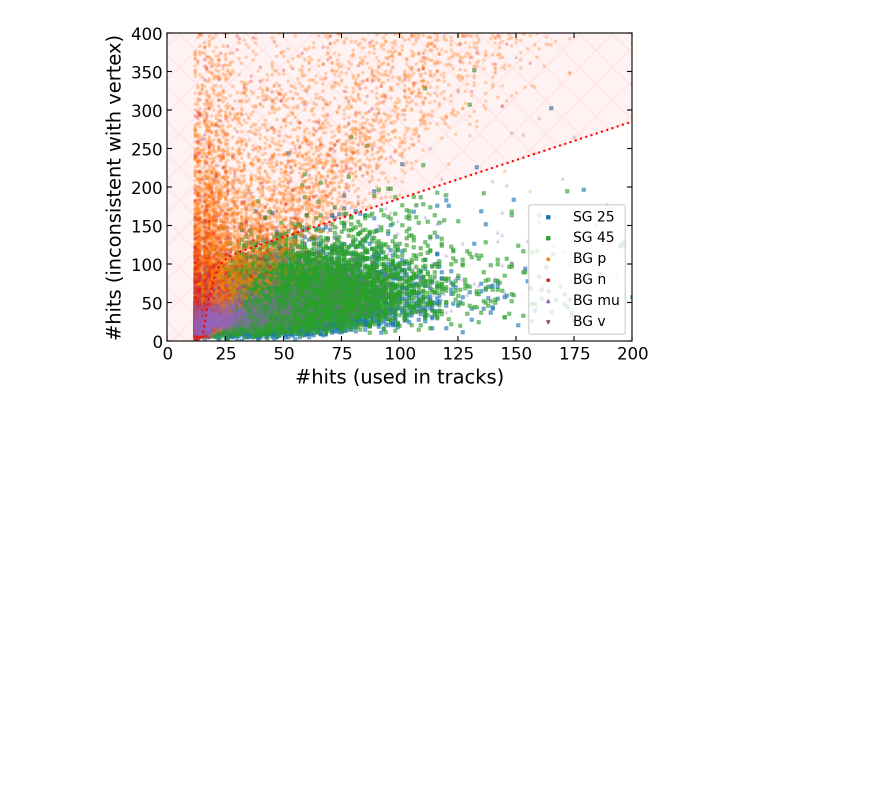
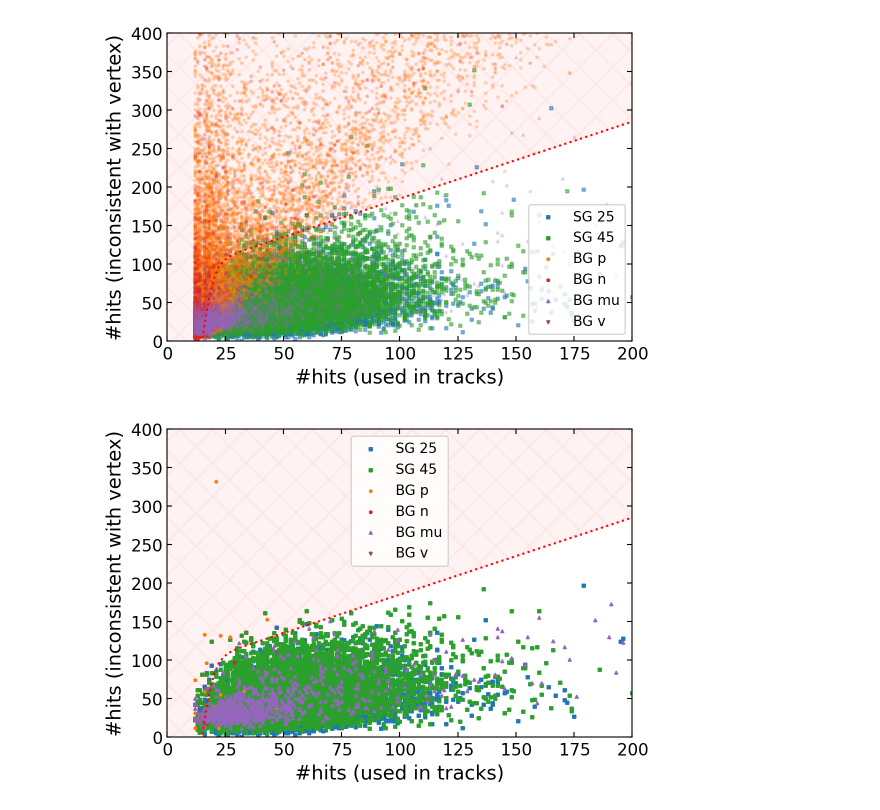
Before and after one commit to EdmondRen/mathusla-newsim, a Jupyter notebook: studies/mathusla40/llp_hxx/10.summary.ipynb, the cells around one changed output. Saved outputs shown, nothing was run; the diff lists cells and outputs as text; code cells hidden in the pictures; blank space fills up the shorter version.

```diff
--- a/studies/mathusla40/llp_hxx/10.summary.ipynb
+++ b/studies/mathusla40/llp_hxx/10.summary.ipynb
@@ -592,3 +602,31 @@ for handle in lh.legend_handles:
 save_fig("comb_n_veto_cut_2")
 # %% [output]
 [figure]
+# %%
+for name, cfg in plot_settings.items():
+    res = data[name]
+    mask = res.get_cut("More than 2 tracks") & res.get_cut("Fiducial volume") &res.get_cut("N_hits vs N_veto") #| res.get_cut("True")
+
+    x = (res["event_track_nhits"])[mask]
+    y = (res["event_nhits"]- res["vertex_ndigi_active_after_comp"])[mask]
+    plt.scatter(x, y, color=cfg.color, label=cfg.label, marker=cfg.marker, alpha=1, s=cfg.markersize)
+
+xlim=200
+ylim=400
+x_plot = np.linspace(0,xlim,100)
+plt.plot(x_plot, f_nhits_cut2(x_plot), color="r", linestyle=":")
+plt.fill_between(x_plot, f_nhits_cut2(x_plot), ylim, color="r", alpha=0.05, hatch="X")
+
+plt.xlabel("#hits (used in tracks)")
+plt.ylabel("#hits (inconsistent with vertex)")
+plt.xlim(0,xlim)
+plt.ylim(0,ylim)
+
+lh = plt.legend(fontsize=10)
+# make legend non-transparent
+for handle in lh.legend_handles:
+    handle.set_alpha(1.0)  # Make legend items fully opaque
+
+save_fig("comb_n_veto_cut_2_combined")
+# %% [output]
+[figure, added]
```
Also changed, not shown: parts of 2 cells of this notebook, 26 other files.
